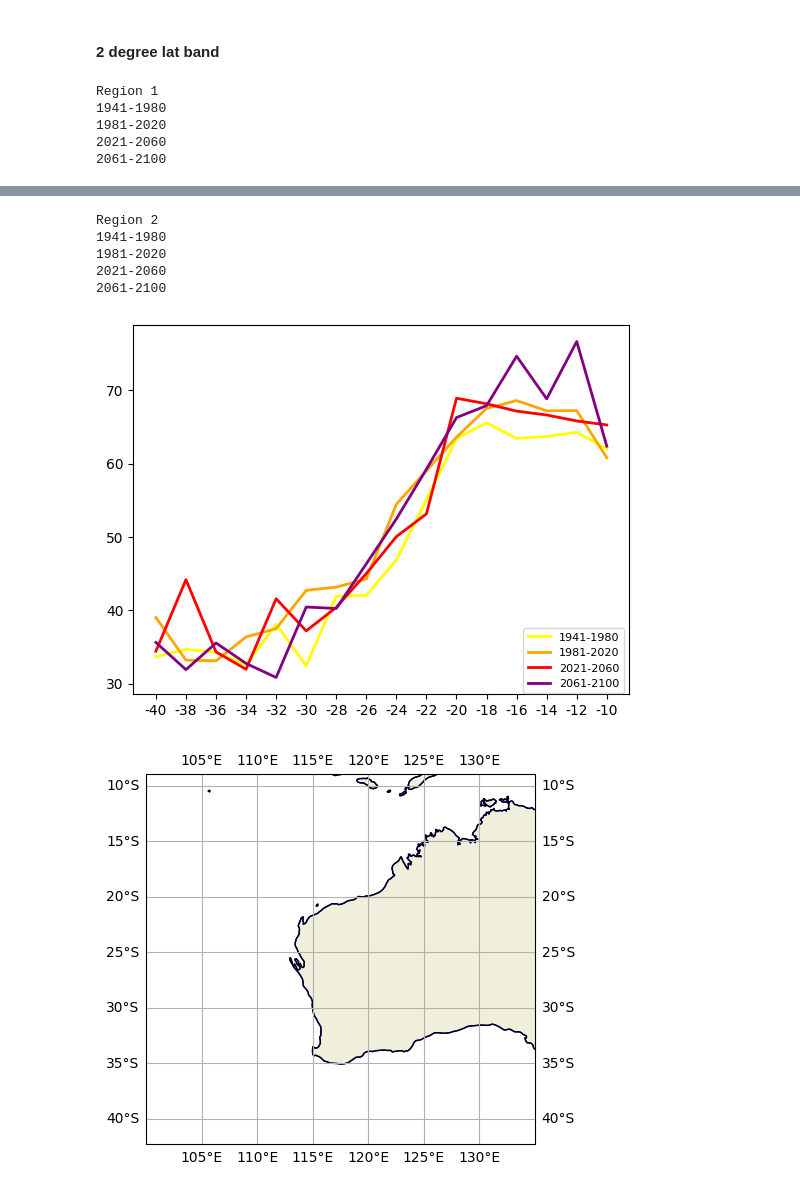
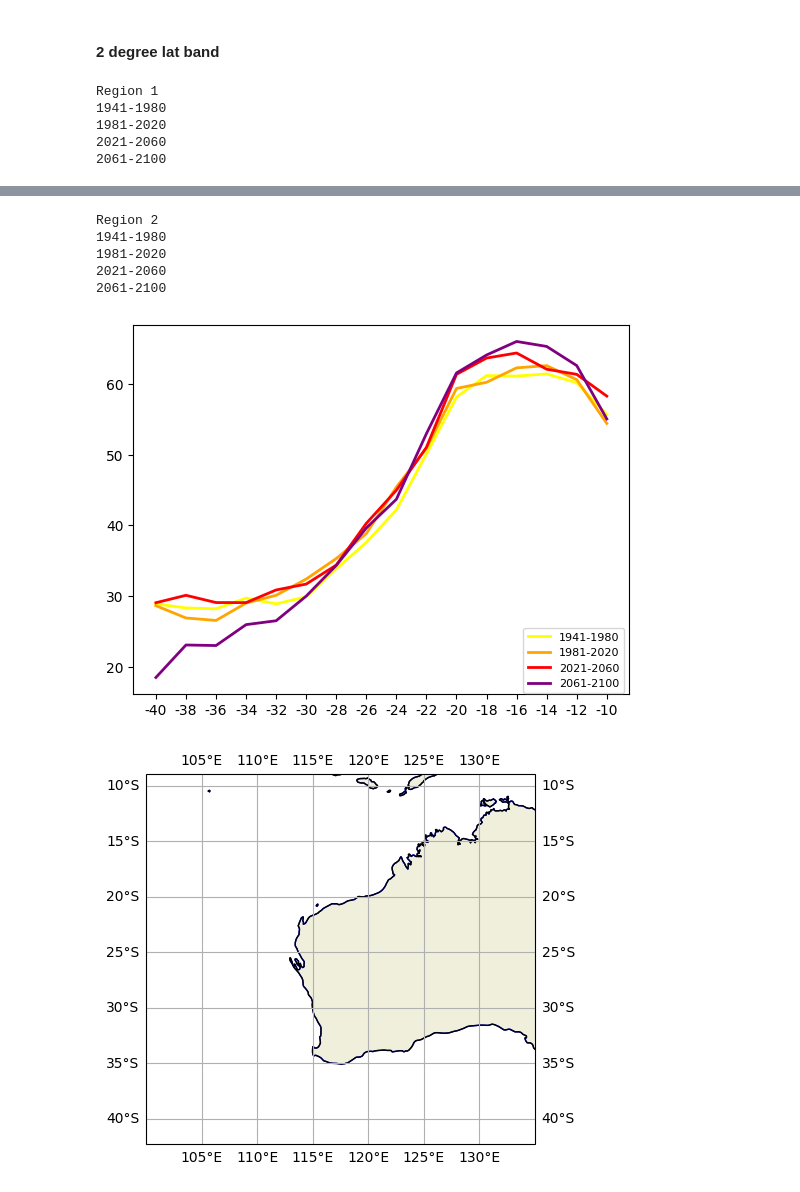
Before and after one commit to ming80302/TC, a Jupyter notebook: intensity_distribution.ipynb, the cells around one changed output, grey strips where cells are left out. Saved outputs shown, nothing was run; the diff lists cells and outputs as text; code cells hidden in the pictures.

```diff
--- a/intensity_distribution.ipynb
+++ b/intensity_distribution.ipynb
@@ -36,9 +36,9 @@ from tc_helping import plot_tc_density_IB_SH, plot_tc_density_IB_landfall_SH
 from tc_helping import plot_tc_density_HR_SH, plot_tc_density_HR_landfall_SH
 from tc_helping import plot_tc_density_LENS2_SH, plot_tc_density_LENS2_landfall_SH
 # %%
-def rd_vmax_HR_SH(dir_hr, year_s, year_e, extent):
+def rd_avgVmax_HR_SH(dir_hr, year_s, year_e, extent):
     '''
-    get and return Vmax of that extent(region) between year_s and year_e
+    get and return Vmax of ensembel mean Vmax of that extent(region) between year_s and year_e
     '''
     lon_s = extent[0]
     lon_e = extent[1]
@@ -48,7 +48,8 @@ def rd_vmax_HR_SH(dir_hr, year_s, year_e, extent):
     dirs = [ff for ff in glob.glob(dir_hr + "*")]
     n_mem = len(dirs)
 
-    vmax = 0.0
+    vmax_1d = np.zeros((n_mem))
+    nm = 0
     for dir in dirs:
         for year in range(year_s, year_e + 1):
             name = dir[len(dir_hr) + 8:-4]
@@ -77,9 +78,10 @@ def rd_vmax_HR_SH(dir_hr, year_s, year_e, extent):
                         #lat_final = lat_latmask[lonmask]
                         #lon_final = lon_latmask[lonmask]
                         spd_final = spd_latmask[lonmask].max()
-                        if spd_final > vmax:
-                            vmax = spd_final
-    return vmax
+                        if spd_final > vmax_1d[nm]:
+                            vmax_1d[nm] = spd_final
+        nm = nm + 1
+    return vmax_1d.mean()
 # %% [markdown]
 #### Setup
 # %%
@@ -132,7 +134,7 @@ for nr in range(n_region):
         vmax_1d = np.zeros((n_bins))
         for nb in range(n_bins):
             extent_bin = [lon_s, lon_e, bins[nb], bins[nb+1]]
-            vmax_1d[nb] = rd_vmax_HR_SH(dir_hr, year_s[nt], year_e[nt], extent_bin)
+            vmax_1d[nb] = rd_avgVmax_HR_SH(dir_hr, year_s[nt], year_e[nt], extent_bin)
         ax.plot(0.5 * (bins[1:] + bins[:-1]), vmax_1d, alpha=1, linewidth=2, c=color_1d[nt], label=str(year_s[nt]) + '-' + str(year_e[nt]))
 
     # Set x-axis tick locations and labels
@@ -198,7 +200,7 @@ for nr in range(n_region):
         vmax_1d = np.zeros((n_bins))
         for nb in range(n_bins):
             extent_bin = [lon_s, lon_e, bins[nb], bins[nb+1]]
-            vmax_1d[nb] = rd_vmax_HR_SH(dir_hr, year_s[nt], year_e[nt], extent_bin)
+            vmax_1d[nb] = rd_avgVmax_HR_SH(dir_hr, year_s[nt], year_e[nt], extent_bin)
         ax.plot(0.5 * (bins[1:] + bins[:-1]), vmax_1d, alpha=1, linewidth=2, c=color_1d[nt], label=str(year_s[nt]) + '-' + str(year_e[nt]))
 
     # Set x-axis tick locations and labels
@@ -225,8 +227,8 @@ Region 1
 [figure]
 Region 2
 1941-1980
 1981-2020
 2021-2060
 2061-2100
-[figure, old version]
+[figure, new version]
 [figure]
```
Also changed, not shown: parts of 2 cells of this notebook.
